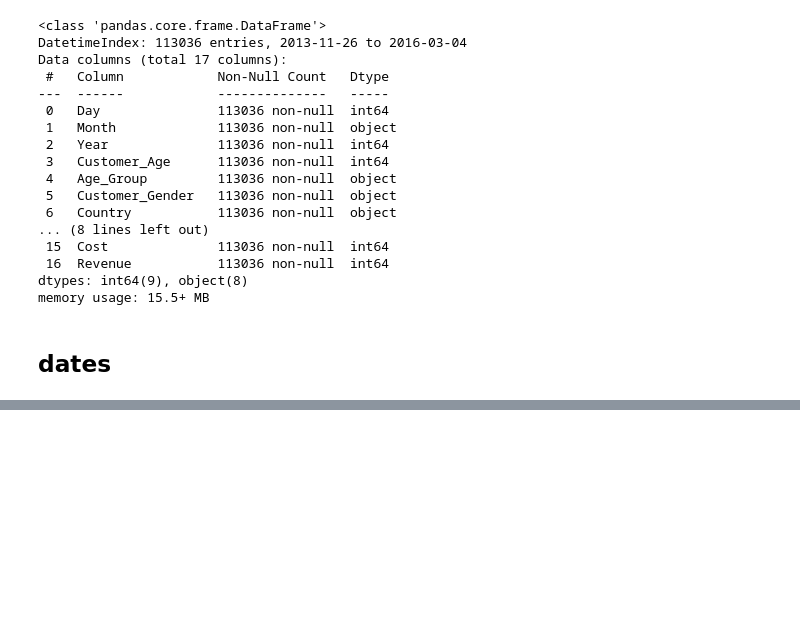
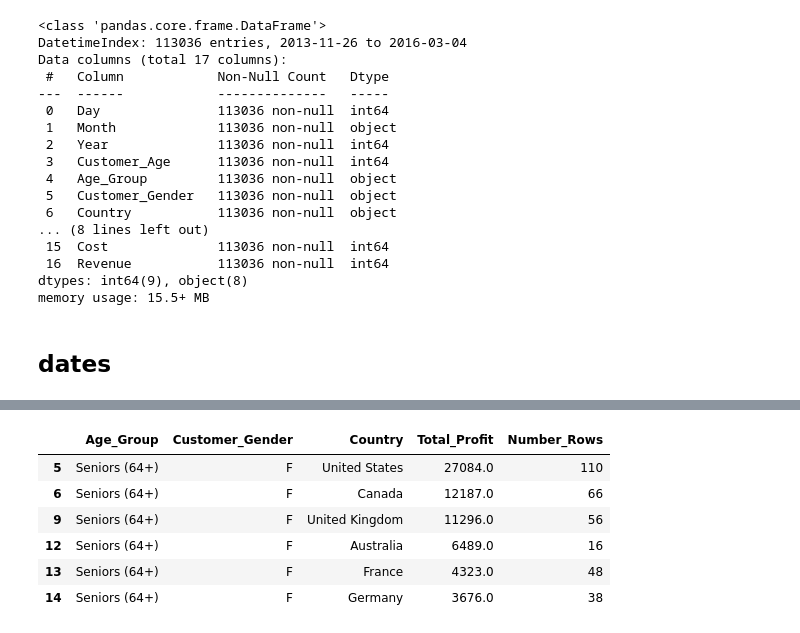
Before and after one commit to kokchun/ai_engineering_kokchun_giang, a Jupyter notebook: code-alongs/a1_repetition/bike_sales_eda_2.ipynb, the cells around one changed output, grey strips where cells are left out. Drawn from its saved outputs; the diff is of its cells as text; code cells hidden in the pictures; blank space fills up the shorter version.

```diff
--- a/code-alongs/a1_repetition/bike_sales_eda_2.ipynb
+++ b/code-alongs/a1_repetition/bike_sales_eda_2.ipynb
@@ -73,0 +128,11 @@ df.loc["2013-01-01": "2013-01-02"]
+# %%
+df_senior_female = df_small_groups.query("Age_Group == 'Seniors (64+)' and Customer_Gender == 'F'")
+df_senior_female
+# %% [output]
+|  | Age_Group | Customer_Gender | Country | Total_Profit | Number_Rows |
+| 5 | Seniors (64+) | F | United States | 27084.0 | 110 |
+| 6 | Seniors (64+) | F | Canada | 12187.0 | 66 |
+| 9 | Seniors (64+) | F | United Kingdom | 11296.0 | 56 |
+| 12 | Seniors (64+) | F | Australia | 6489.0 | 16 |
+| 13 | Seniors (64+) | F | France | 4323.0 | 48 |
+| 14 | Seniors (64+) | F | Germany | 3676.0 | 38 |
```
Also changed, not shown: parts of 4 cells of this notebook, 1 other file.
